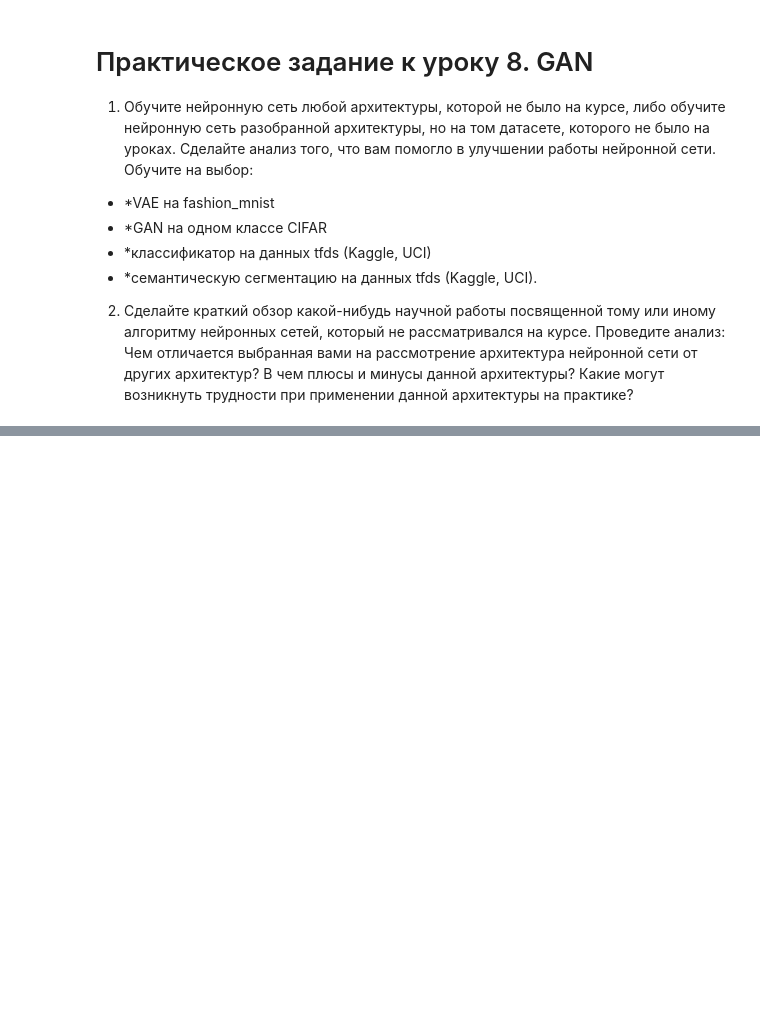
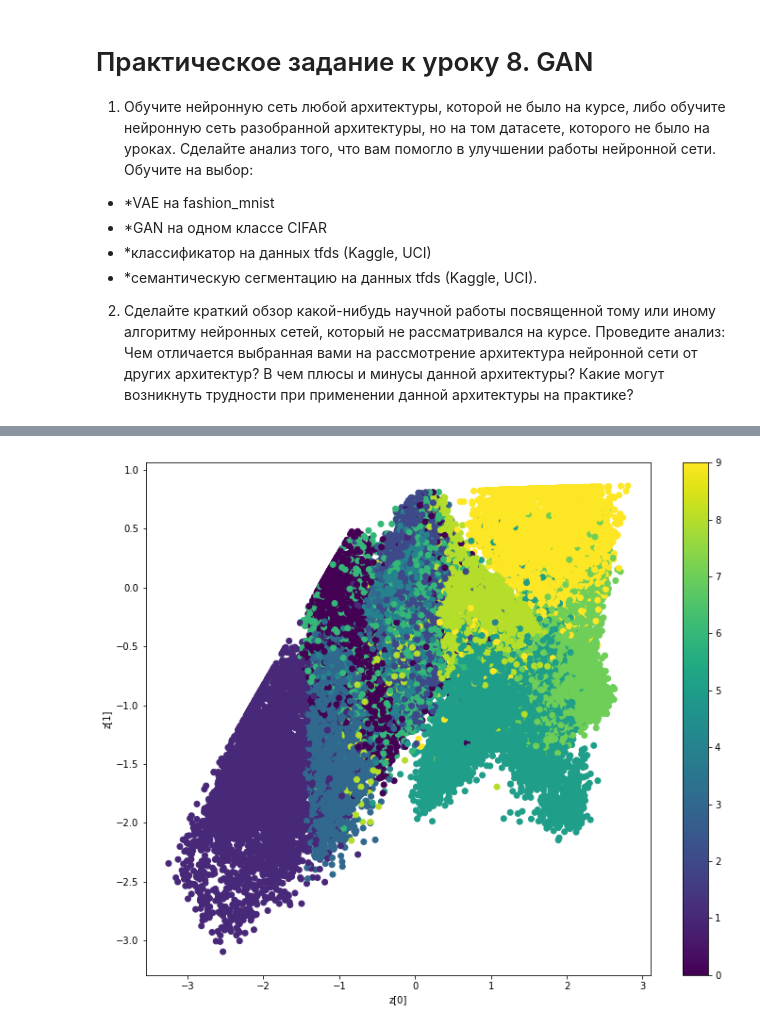
Before and after one commit to AlenaKukhta/Introduction-to-Neural-Networks, a Jupyter notebook: HWL_8.ipynb, the cells around one changed output, grey strips where cells are left out. Drawn from its saved outputs; the diff is of its cells as text; code cells hidden in the pictures; blank space fills up the shorter version.

```diff
--- a/HWL_8.ipynb
+++ b/HWL_8.ipynb
@@ -11,0 +33,15 @@
+# %%
+# энкодер encoder
+
+latent_dim = 2
+
+encoder_inputs = keras.Input(shape=(28, 28, 1))
+x = layers.Conv2D(32, 3, activation="relu", strides=2, padding="same")(encoder_inputs)
+x = layers.Conv2D(64, 3, activation="relu", strides=2, padding="same")(x)
+x = layers.Flatten()(x)
+x = layers.Dense(16, activation="relu")(x)
+z_mean = layers.Dense(latent_dim, name="z_mean")(x)
+z_log_var = layers.Dense(latent_dim, name="z_log_var")(x)
+z = Sampling()([z_mean, z_log_var])
+encoder = keras.Model(encoder_inputs, [z_mean, z_log_var, z], name="encoder")
+encoder.summary()
@@ -11,0 +127,10 @@
+# %%
+# Convolutional Variational AutoEncoder (VAE)
+
+(x_train, _), (x_test, _) = keras.datasets.fashion_mnist.load_data()
+mnist_images = np.concatenate([x_train, x_test], axis=0)
+mnist_images = np.expand_dims(mnist_images, -1).astype("float32") / 255
+
+vae = VAE(encoder, decoder)
+vae.compile(optimizer=keras.optimizers.Adam())
+vae.fit(mnist_images, epochs=20, batch_size=128)
@@ -11,0 +219,20 @@
+# %%
+# кластеры в скрытом пространстве
+
+def plot_label_clusters(encoder, data, labels):
+    # display a 2D plot of the digit classes in the latent space
+    z_mean, _, _ = encoder.predict(data)
+    plt.figure(figsize=(12, 10))
+    plt.scatter(z_mean[:, 0], z_mean[:, 1], c=labels)
+    plt.colorbar()
+    plt.xlabel("z[0]")
+    plt.ylabel("z[1]")
+    plt.show()
+
+
+(x_train, y_train), _ = keras.datasets.fashion_mnist.load_data()
+x_train = np.expand_dims(x_train, -1).astype("float32") / 255
+
+plot_label_clusters(encoder, x_train, y_train)
+# %% [output]
+[figure, added]
```
Also changed, not shown: parts of 12 cells of this notebook.
